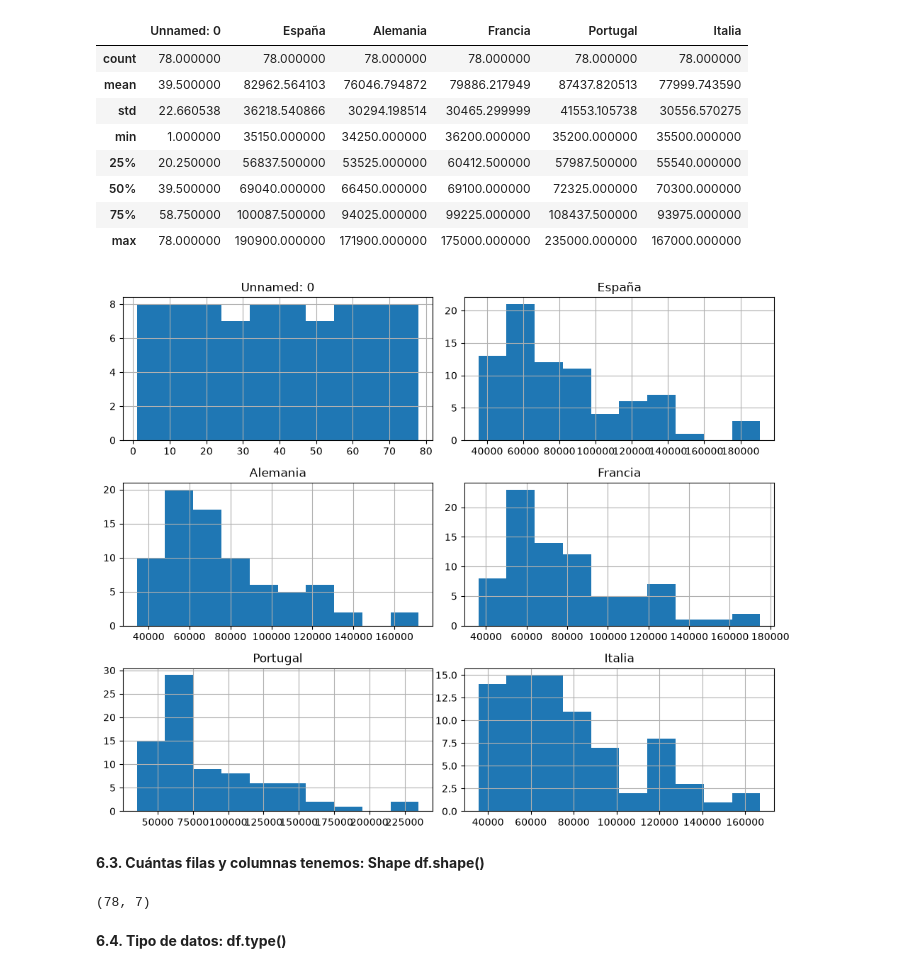
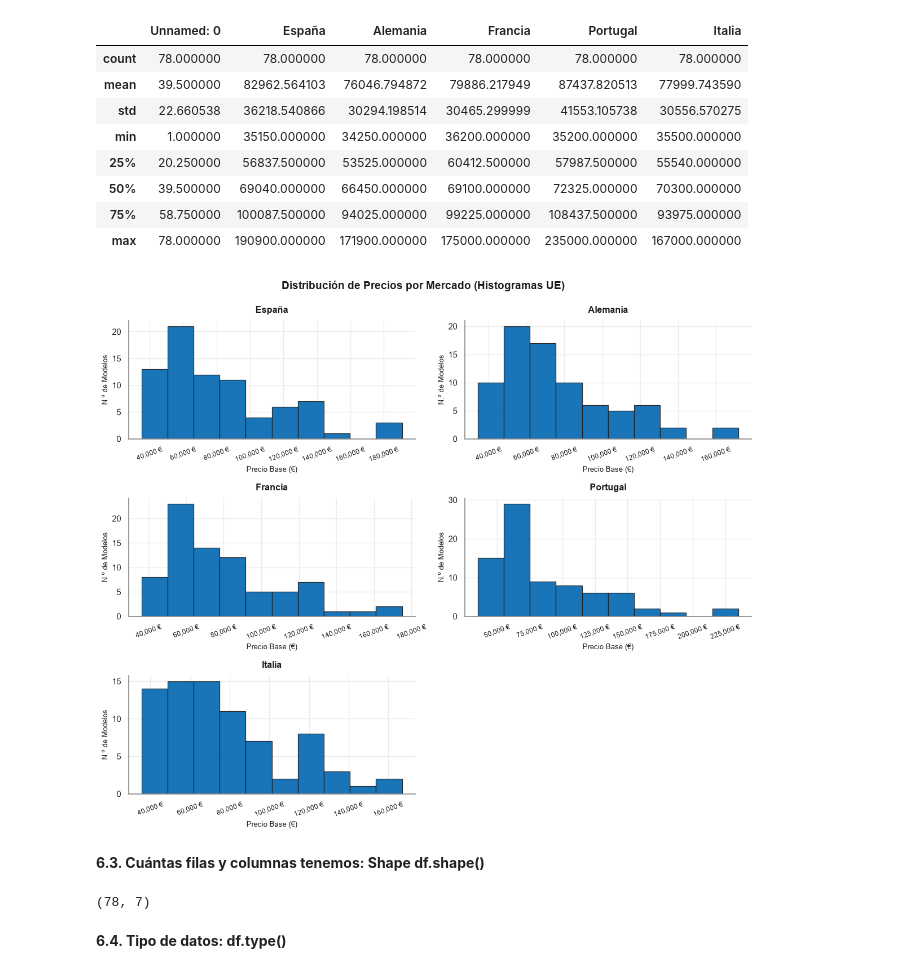
Before and after one commit to adrianamorchons/analisis_precios_bmw_2026, a Jupyter notebook: ANALISIS_BMW_PRECIOS_2026.ipynb, the cells around one changed output. Saved outputs shown, nothing was run; the diff lists cells and outputs as text; code cells hidden in the pictures.

```diff
--- a/ANALISIS_BMW_PRECIOS_2026.ipynb
+++ b/ANALISIS_BMW_PRECIOS_2026.ipynb
@@ -166,20 +176,74 @@ df.describe()
 | 50% | 39.500000 | 69040.000000 | 66450.000000 | 69100.000000 | 72325.000000 | 70300.000000 |
 | 75% | 58.750000 | 100087.500000 | 94025.000000 | 99225.000000 | 108437.500000 | 93975.000000 |
 | max | 78.000000 | 190900.000000 | 171900.000000 | 175000.000000 | 235000.000000 | 167000.000000 |
-# %%
-#Crear histograma
-df.hist(figsize=(10, 8))
-plt.tight_layout()
-plt.show()
-# %% [output]
-[figure, removed]
+# %%
+import matplotlib.pyplot as plt
+from matplotlib import ticker
+import seaborn as sns
+
+# 1. Configurar estilo limpio unificado con el cuaderno
+sns.set_theme(
+    style='whitegrid',
+    rc={
+        'axes.edgecolor': '#8E8E8E',
+        'grid.color': '#EBEBEB',
+        'text.color': '#1C1C1C',
+        'axes.labelcolor': '#1C1C1C',
+        'xtick.color': '#1C1C1C',
+        'ytick.color': '#1C1C1C',
+    },
+)
+
+# 2. Seleccionar únicamente los 5 mercados base (evitando la columna 'Unnamed: 0')
+mercados_ue = list(('España', 'Alemania', 'Francia', 'Portugal', 'Italia'))
+
+# Convertir a lista de Python para poder usar .pop(0) sin errores
+fig, axes = plt.subplots(3, 2, figsize=(12, 10))
+axes_planos = list(axes.flatten())
+
+# 3. Dibujar cada histograma con la identidad visual BMW
+for pais in mercados_ue:
+    ax = axes_planos.pop(0)
+    ax.hist(
+        df[pais].dropna(),
+        bins=10,
+        color='#0066B1',  # Azul BMW principal
+        edgecolor='#1C1C1C',  # Borde negro carbón
+        linewidth=0.9,
+        alpha=0.90,
+    )
+    ax.set_title(
+        pais, fontsize=11.5, fontweight='bold', color='#1C1C1C', pad=10
+    )
+    ax.set_xlabel('Precio Base (€)', fontsize=9.5, color='#1C1C1C')
+    ax.set_ylabel('N.º de Modelos', fontsize=9.5, color='#1C1C1C')
+    ax.xaxis.set_major_formatter(ticker.StrMethodFormatter('{x:,.0f} €'))
+    ax.tick_params(axis='x', rotation=20, labelsize=8.5)
+    sns.despine(ax=ax, top=True, right=True)
+
+# 4. Ocultar el sexto hueco vacío (abajo a la derecha)
+if axes_planos:
+    axes_planos.pop(0).set_visible(False)
+
+# 5. Título general del bloque y ajuste de márgenes
+fig.suptitle(
+    'Distribución de Precios por Mercado (Histogramas UE)',
+    fontsize=14,
+    fontweight='bold',
+    color='#1C1C1C',
+    y=0.99,
+)
+
+plt.tight_layout()
+plt.show()
+# %% [output]
+[figure, added]
 # %% [markdown]
 **6.3. Cuántas filas y columnas tenemos: Shape df.shape()**
-# %%
-# Shape shown as a tuple
-display(df.shape)
-# %% [output]
-(78, 7)
+# %%
+display(df.shape)
+# %% [output]
+(78, 7)
 # %% [markdown]
 **6.4. Tipo de datos:  df.type()**
 # %%
```
Also changed, not shown: parts of 73 cells of this notebook.
